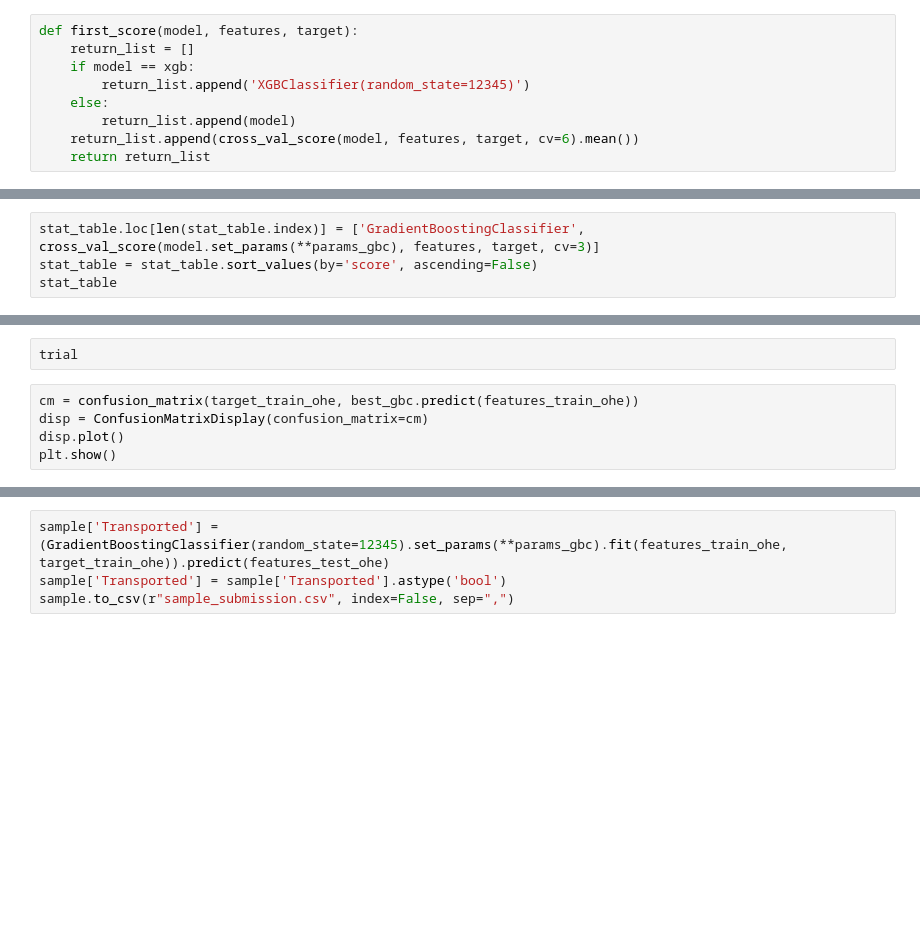
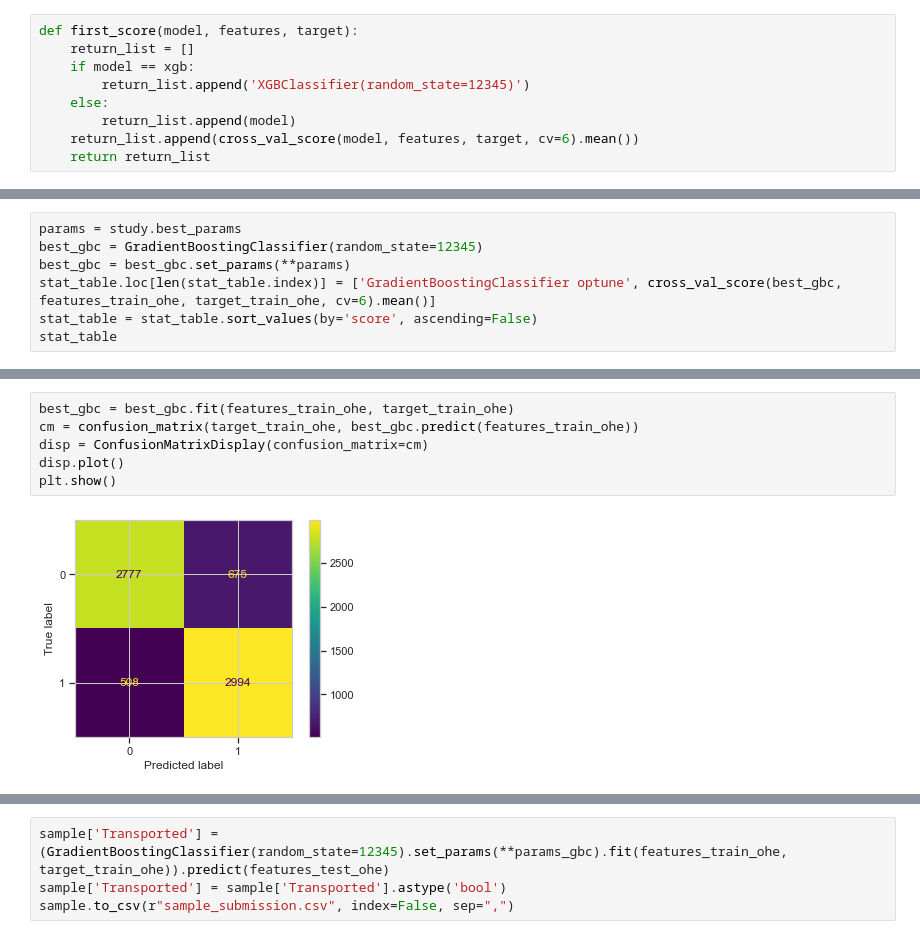
Before and after one commit to DaniilTsalik/Detecting_fraud, a Jupyter notebook: Untitled.ipynb, the cells around one changed output, grey strips where cells are left out. Cells and saved outputs as stored; diff of their text form; blank space fills up the shorter version.

Commit message:
optimize optune and

```diff
--- a/Untitled.ipynb
+++ b/Untitled.ipynb
@@ -876,4 +919,7 @@ params_gbc = study.best_params
 # %%
-stat_table.loc[len(stat_table.index)] = ['GradientBoostingClassifier', cross_val_score(model.set_params(**params_gbc), features, target, cv=3)]
+params = study.best_params
+best_gbc = GradientBoostingClassifier(random_state=12345)
+best_gbc = best_gbc.set_params(**params)
+stat_table.loc[len(stat_table.index)] = ['GradientBoostingClassifier optune', cross_val_score(best_gbc, features_train_ohe, target_train_ohe, cv=6).mean()]
 stat_table = stat_table.sort_values(by='score', ascending=False)
 stat_table
@@ -880,8 +944,9 @@ stat_table
-# %%
-trial
 # %%
+best_gbc = best_gbc.fit(features_train_ohe, target_train_ohe)
 cm = confusion_matrix(target_train_ohe, best_gbc.predict(features_train_ohe))
 disp = ConfusionMatrixDisplay(confusion_matrix=cm)
 disp.plot()
 plt.show()
+# %% [output]
+[figure, added]
 # %%
```
Also changed, not shown: parts of 18 cells of this notebook.
